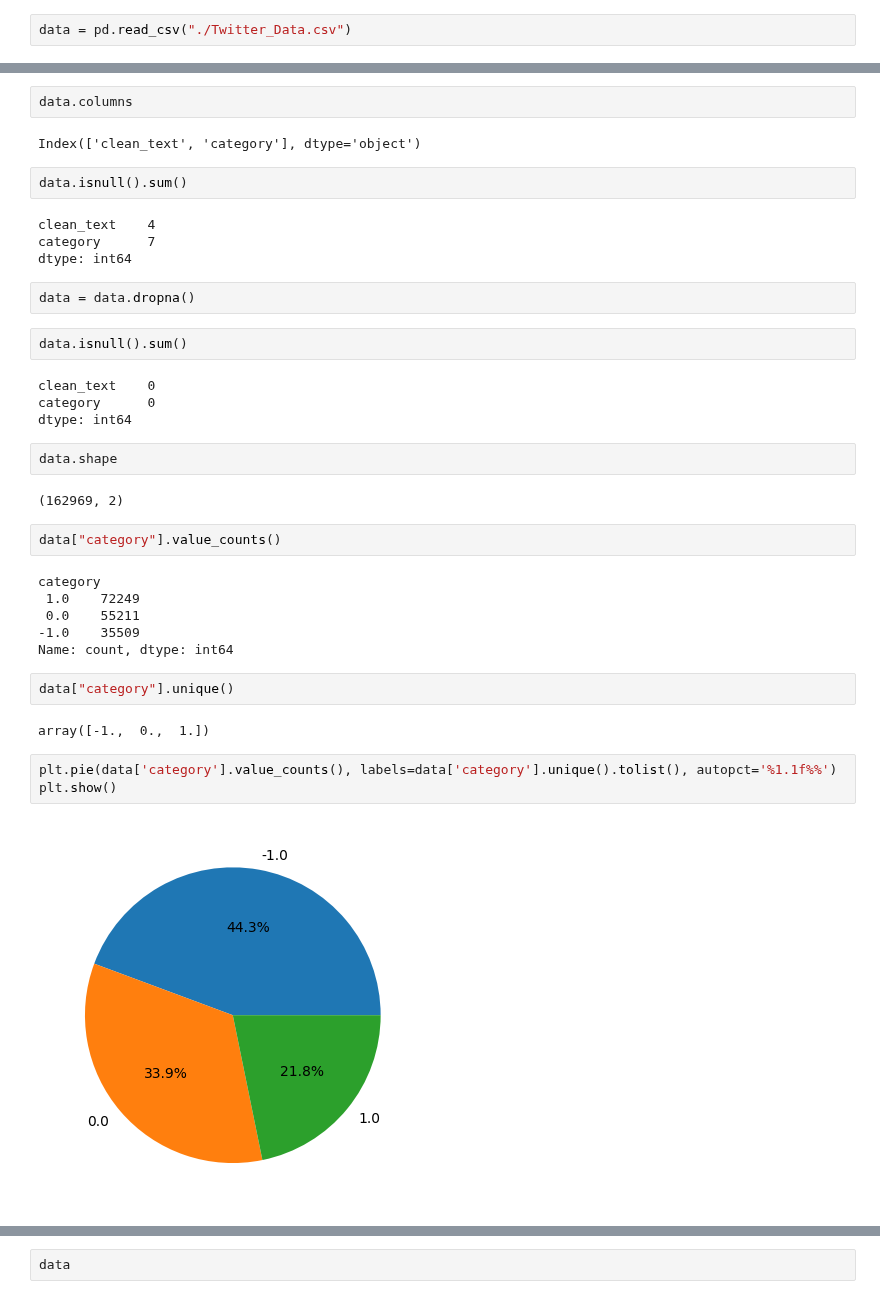
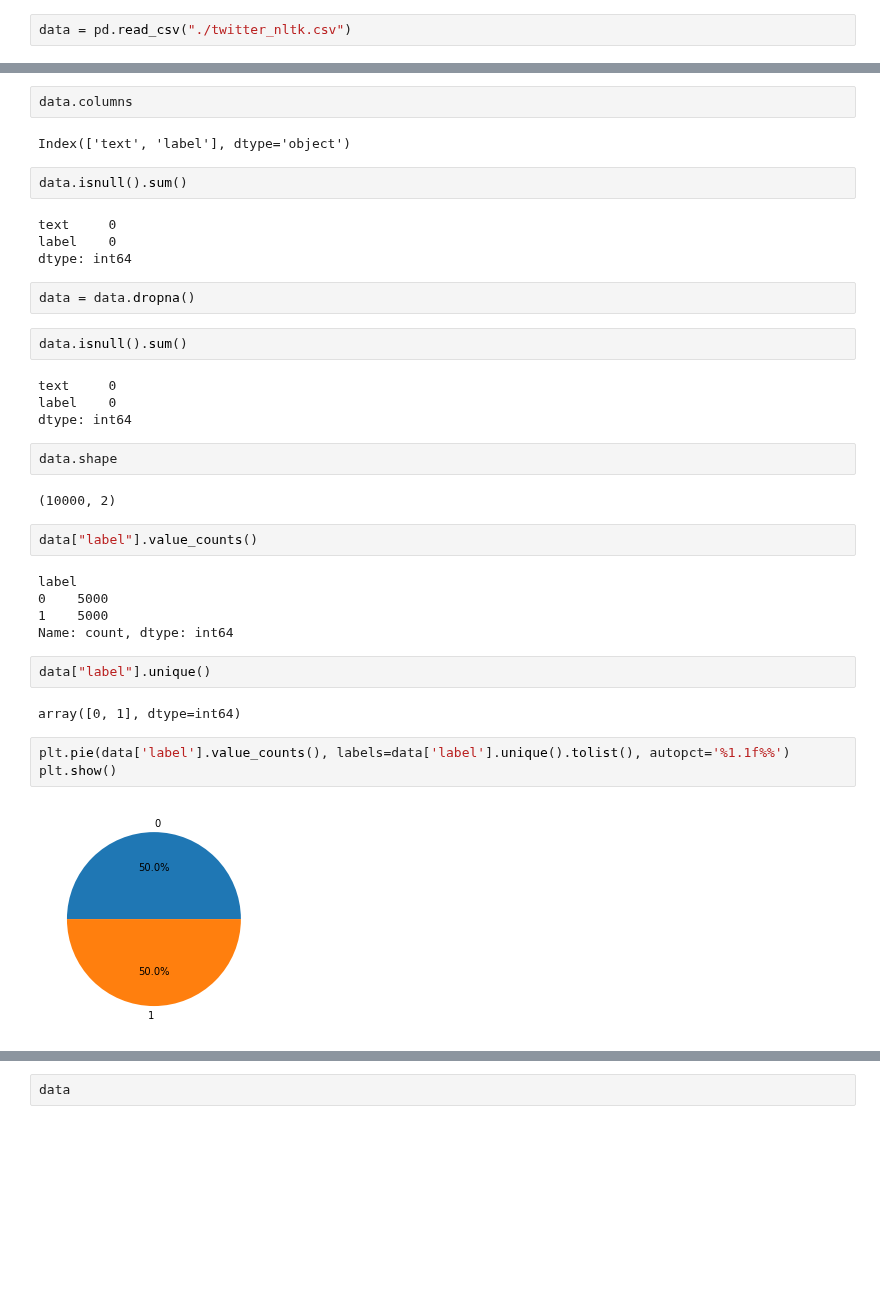
Before and after one commit to Kaustuv-Karki/Data-mining, a Jupyter notebook: Naive-bayes/twitter_naivebayes.ipynb, the cells around one changed output, grey strips where cells are left out. Drawn from its saved outputs; the diff is of its cells as text; blank space fills up the shorter version.

```diff
--- a/Naive-bayes/twitter_naivebayes.ipynb
+++ b/Naive-bayes/twitter_naivebayes.ipynb
@@ -5,5 +80,5 @@ import matplotlib.pyplot as plt
 # %%
-data = pd.read_csv("./Twitter_Data.csv")
+data = pd.read_csv("./twitter_nltk.csv")
 # %%
 data
 # %% [output]
@@ -27,40 +104,39 @@ data.shape
 # %%
 data.columns
 # %% [output]
-Index(['clean_text', 'category'], dtype='object')
+Index(['text', 'label'], dtype='object')
 # %%
 data.isnull().sum()
 # %% [output]
-clean_text    4
-category      7
+text     0
+label    0
 dtype: int64
 # %%
 data = data.dropna()
 # %%
 data.isnull().sum()
 # %% [output]
-clean_text    0
-category      0
+text     0
+label    0
 dtype: int64
 # %%
 data.shape
 # %% [output]
-(162969, 2)
+(10000, 2)
 # %%
-data["category"].value_counts()
+data["label"].value_counts()
 # %% [output]
-category
- 1.0    72249
- 0.0    55211
--1.0    35509
+label
+0    5000
+1    5000
 Name: count, dtype: int64
 # %%
-data["category"].unique()
+data["label"].unique()
 # %% [output]
-array([-1.,  0.,  1.])
+array([0, 1], dtype=int64)
 # %%
-plt.pie(data['category'].value_counts(), labels=data['category'].unique().tolist(), autopct='%1.1f%%')
+plt.pie(data['label'].value_counts(), labels=data['label'].unique().tolist(), autopct='%1.1f%%')
 plt.show()
 # %% [output]
-[figure, old version]
+[figure, new version]
 # %%
```
Also changed, not shown: parts of 17 cells of this notebook, 1 other file.
